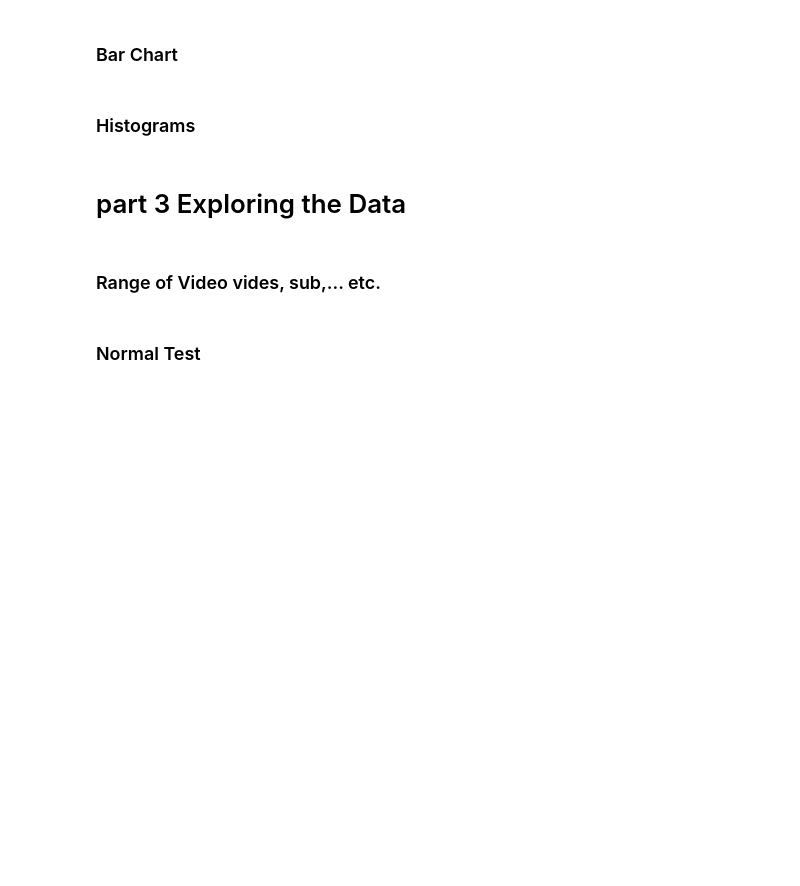
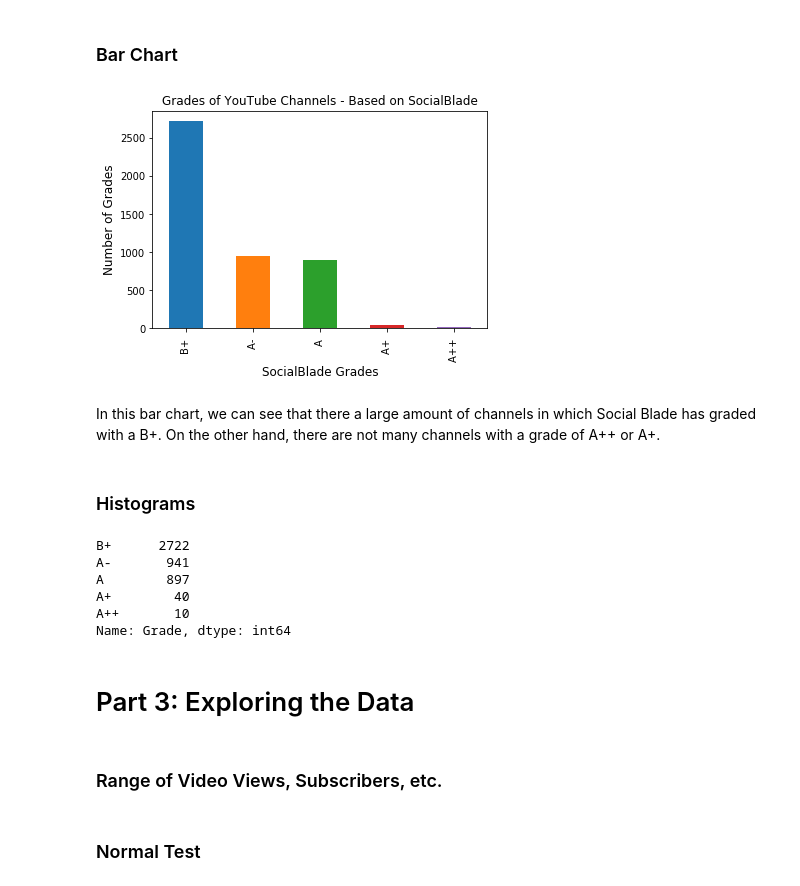
Before and after one commit to lcmendoza/Projects, a Jupyter notebook: FinalProject.ipynb, the cells around one changed output. Drawn from its saved outputs; the diff is of its cells as text; code cells hidden in the pictures; blank space fills up the shorter version.

Commit message:
bar chart

```diff
--- a/FinalProject.ipynb
+++ b/FinalProject.ipynb
@@ -135,12 +135,31 @@ df_viewsSubs.corr()
 | Subscribers | 0.791241 | 1.000000 |
 # %% [markdown]
 ### Bar Chart
+# %%
+grades = df_youtube['Grade'].value_counts().plot(kind = 'bar')
+plt.title('Grades of YouTube Channels - Based on SocialBlade')
+plt.xlabel('SocialBlade Grades', fontsize = 12)
+plt.ylabel('Number of Grades', fontsize = 12)
+plt.show()
+# %% [output]
+[figure, added]
+# %% [markdown]
+In this bar chart, we can see that there a large amount of channels in which Social Blade has graded with a B+. On the other hand, there are not many channels with a grade of A++ or A+.
 # %% [markdown]
 ### Histograms
+# %%
+df_youtube['Grade'].value_counts()
+# %% [output]
+B+      2722
+A-       941
+A        897
+A+        40
+A++       10
+Name: Grade, dtype: int64
 # %% [markdown]
-# part 3 Exploring the Data
+# Part 3: Exploring the Data
 # %% [markdown]
-### Range of Video vides, sub,... etc.
+### Range of Video Views, Subscribers, etc.
 # %% [markdown]
 ### Normal Test
 # %% [markdown]
```
Also changed, not shown: parts of 3 cells of this notebook.
